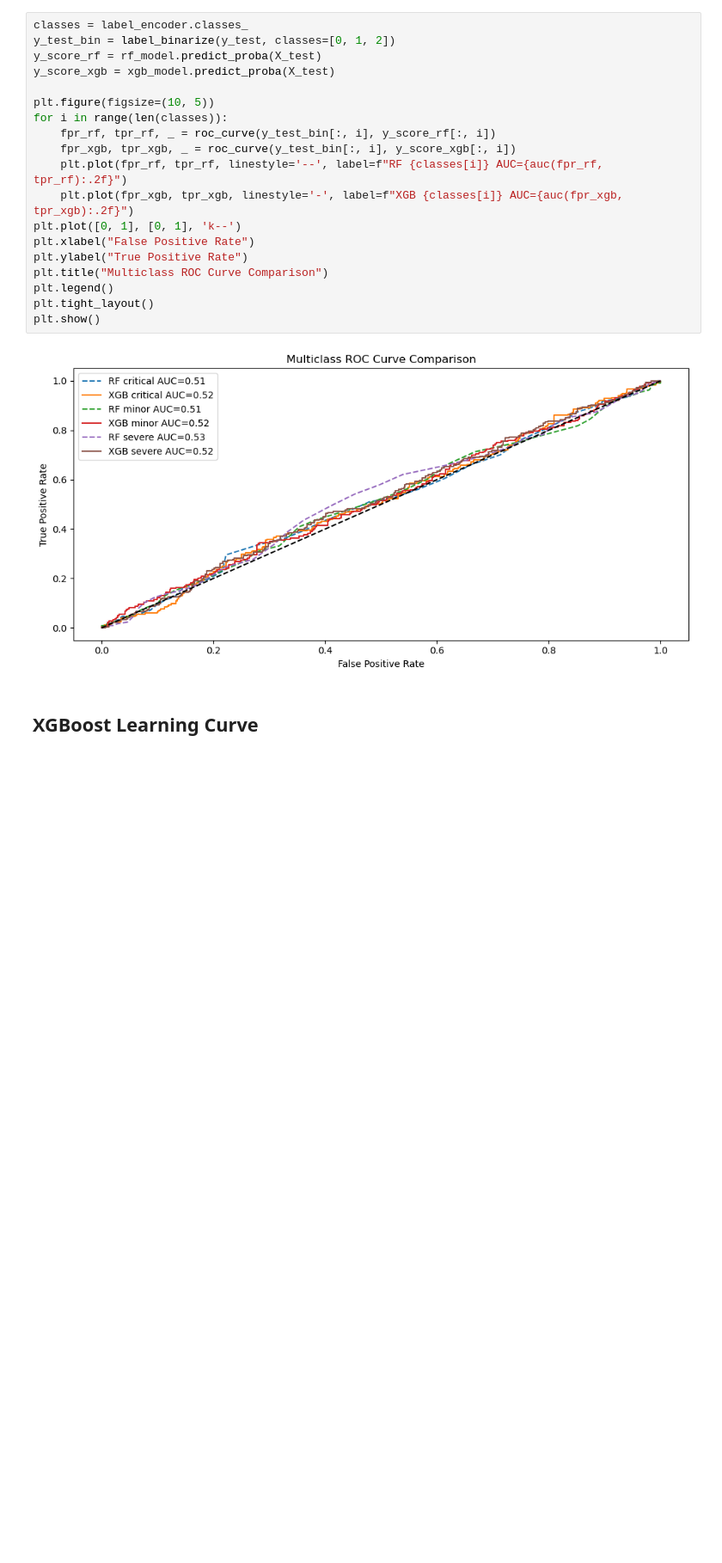
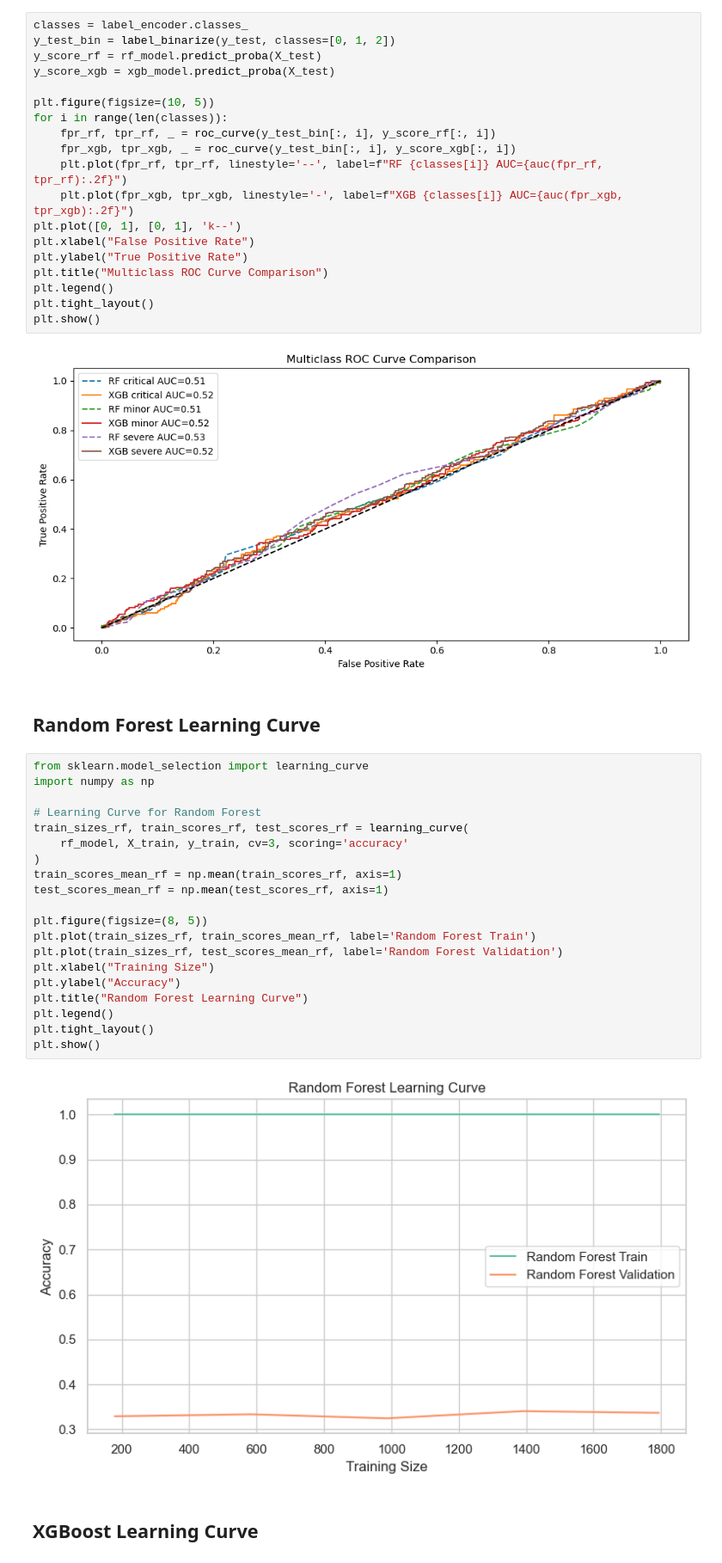
Before and after one commit to Parth-0804/ML_Presentation_Workspace, a Jupyter notebook: ML - SmartBuild Dataset/Two_Stage_Error_Model_Formatted.ipynb, the cells around one changed output. Shown at 86% size. Cells and saved outputs as stored; diff of their text form; blank space fills up the shorter version.

```diff
--- a/ML - SmartBuild Dataset/Two_Stage_Error_Model_Formatted.ipynb
+++ b/ML - SmartBuild Dataset/Two_Stage_Error_Model_Formatted.ipynb
@@ -209,6 +209,30 @@ plt.tight_layout()
 plt.show()
 # %% [output]
 [figure]
+# %% [markdown]
+## Random Forest Learning Curve
+# %%
+from sklearn.model_selection import learning_curve
+import numpy as np
+
+# Learning Curve for Random Forest
+train_sizes_rf, train_scores_rf, test_scores_rf = learning_curve(
+    rf_model, X_train, y_train, cv=3, scoring='accuracy'
+)
+train_scores_mean_rf = np.mean(train_scores_rf, axis=1)
+test_scores_mean_rf = np.mean(test_scores_rf, axis=1)
+
+plt.figure(figsize=(8, 5))
+plt.plot(train_sizes_rf, train_scores_mean_rf, label='Random Forest Train')
+plt.plot(train_sizes_rf, test_scores_mean_rf, label='Random Forest Validation')
+plt.xlabel("Training Size")
+plt.ylabel("Accuracy")
+plt.title("Random Forest Learning Curve")
+plt.legend()
+plt.tight_layout()
+plt.show()
+# %% [output]
+[figure, added]
 # %% [markdown]
 ## XGBoost Learning Curve
 # %%
```
Also changed, not shown: parts of 4 cells of this notebook.
